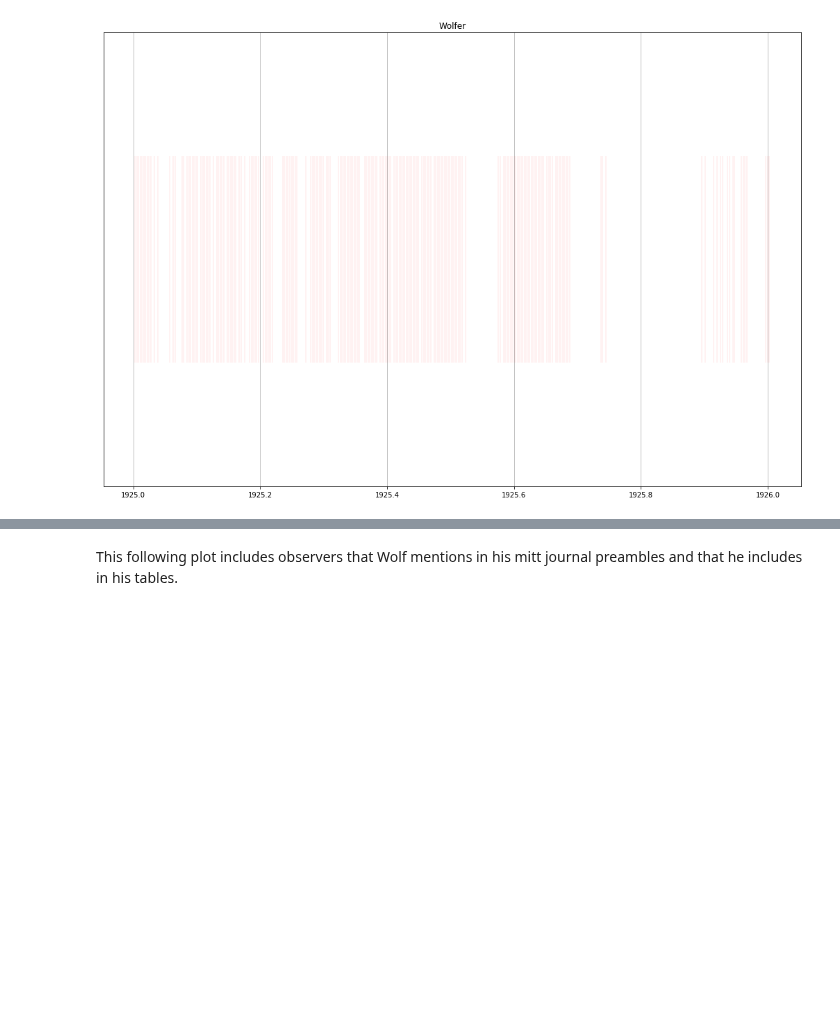
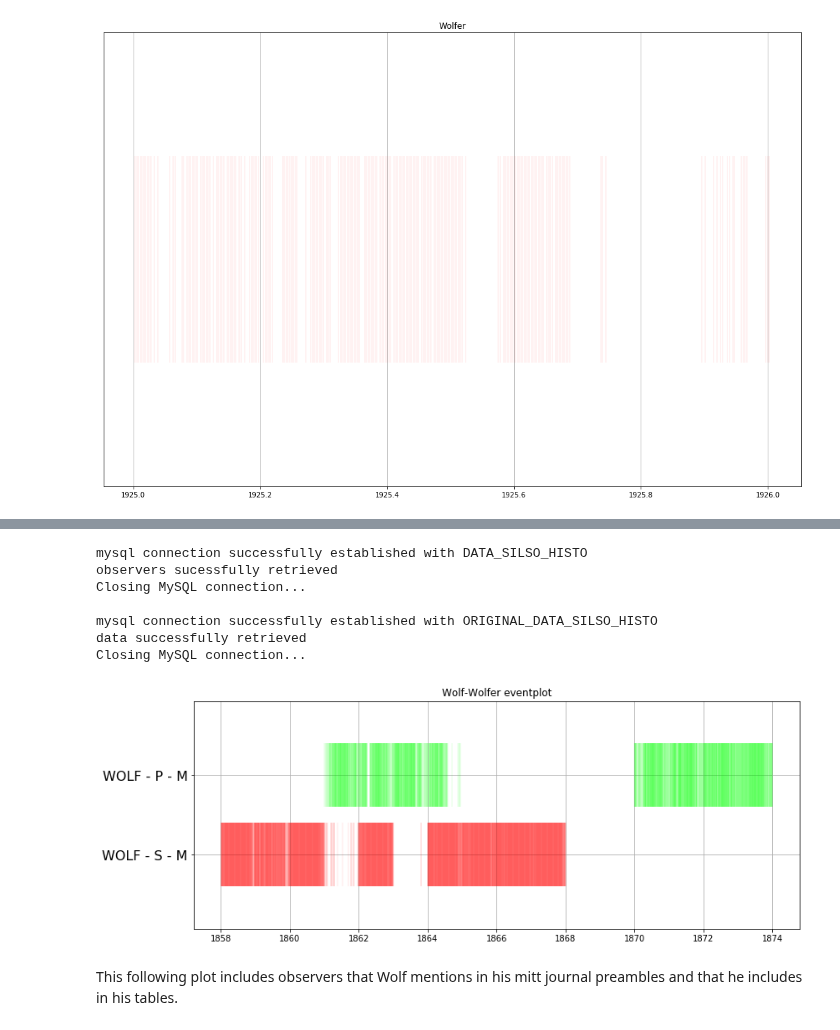
Before and after one commit to dcxSt/DATA_SILSO_HISTO_search, a Jupyter notebook: Wolf Wolfer Eventplots.ipynb, the cells around one changed output, grey strips where cells are left out. Drawn from its saved outputs; the diff is of its cells as text; code cells hidden in the pictures; blank space fills up the shorter version.

```diff
--- a/Wolf Wolfer Eventplots.ipynb
+++ b/Wolf Wolfer Eventplots.ipynb
@@ -51,3 +52,17 @@ Closing MySQL connection...
+# %%
+event_plot(observer_aliases=["WOLF - S - M","WOLF - P - M"],figsize=(13,5),gridlines=True,
+           interval=("1858-01-01","1874-01-01"),
+            fontsize=16,title="Wolf-Wolfer eventplot",
+          the_database="ORIGINAL_DATA_SILSO_HISTO",save_as="figures/wolfSP_58_74_original.png")
+# %% [output]
+mysql connection successfully established with DATA_SILSO_HISTO
+observers sucessfully retrieved
+Closing MySQL connection...
+
+mysql connection successfully established with ORIGINAL_DATA_SILSO_HISTO
+data successfully retrieved
+Closing MySQL connection...
+[figure, added]
 # %% [markdown]
 This following plot includes observers that Wolf mentions in his mitt journal preambles and that he includes in his tables.
 # %%
```
Also changed, not shown: parts of 1 cell of this notebook, 45 other files.
